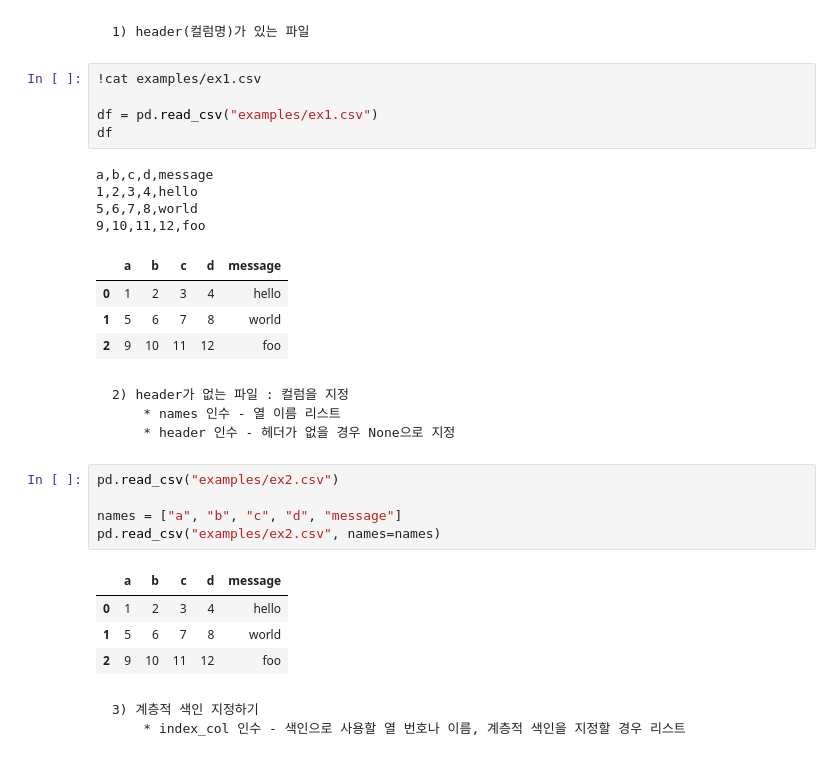
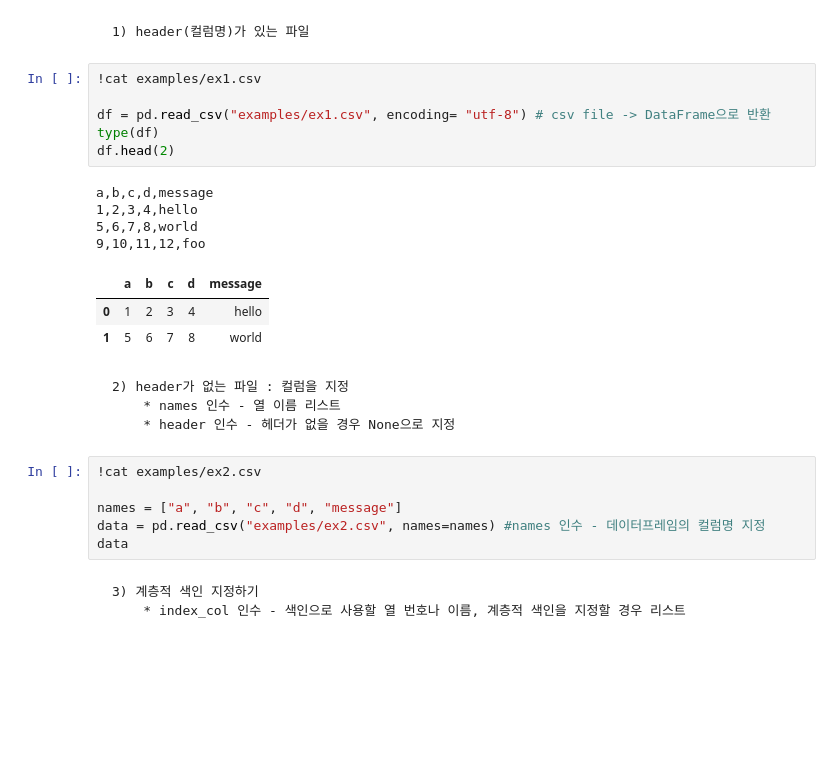
Before and after one commit to Suhwonhu/python_basic_2, a Jupyter notebook: ch06_updated_class.ipynb, the cells around one changed output. Cells and saved outputs as stored; diff of their text form; blank space fills up the shorter version.

```diff
--- a/ch06_updated_class.ipynb
+++ b/ch06_updated_class.ipynb
@@ -23,31 +23,27 @@ ImportError: cannot import name '_api' from partially initialized module 'matplo
 # %%
 !cat examples/ex1.csv
 
-df = pd.read_csv("examples/ex1.csv")
-df
+df = pd.read_csv("examples/ex1.csv", encoding= "utf-8") # csv file -> DataFrame으로 반환
+type(df)
+df.head(2)
 # %% [output]
 a,b,c,d,message
 1,2,3,4,hello
 5,6,7,8,world
 9,10,11,12,foo
 |  | a | b | c | d | message |
 | 0 | 1 | 2 | 3 | 4 | hello |
 | 1 | 5 | 6 | 7 | 8 | world |
-| 2 | 9 | 10 | 11 | 12 | foo |
 # %% [markdown]
     2) header가 없는 파일 : 컬럼을 지정
         * names 인수 - 열 이름 리스트
         * header 인수 - 헤더가 없을 경우 None으로 지정
 # %%
-pd.read_csv("examples/ex2.csv")
+!cat examples/ex2.csv
 
 names = ["a", "b", "c", "d", "message"]
-pd.read_csv("examples/ex2.csv", names=names)
+data = pd.read_csv("examples/ex2.csv", names=names) #names 인수 - 데이터프레임의 컬럼명 지정
+data
-# %% [output]
-|  | a | b | c | d | message |
-| 0 | 1 | 2 | 3 | 4 | hello |
-| 1 | 5 | 6 | 7 | 8 | world |
-| 2 | 9 | 10 | 11 | 12 | foo |
 # %% [markdown]
     3) 계층적 색인 지정하기
         * index_col 인수 - 색인으로 사용할 열 번호나 이름, 계층적 색인을 지정할 경우 리스트
```
Also changed, not shown: parts of 38 cells of this notebook.
